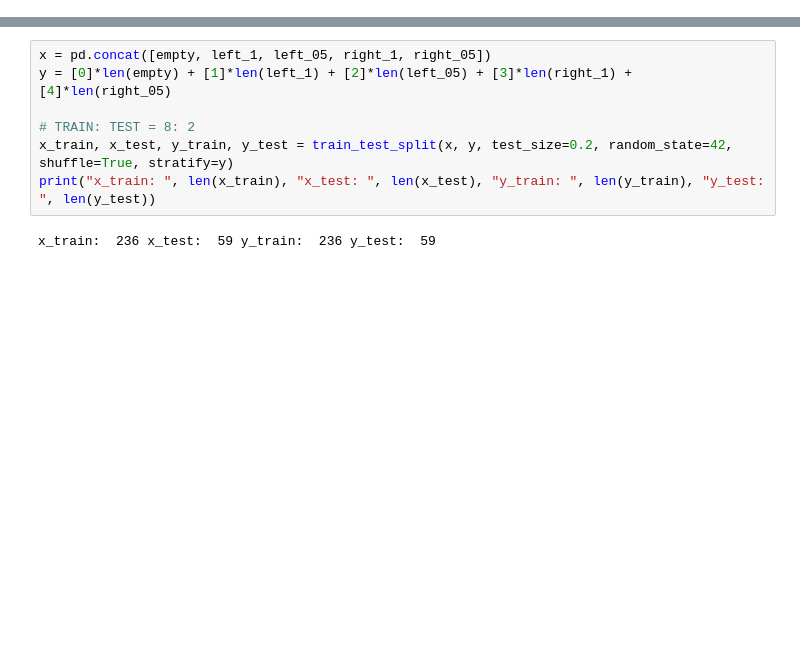
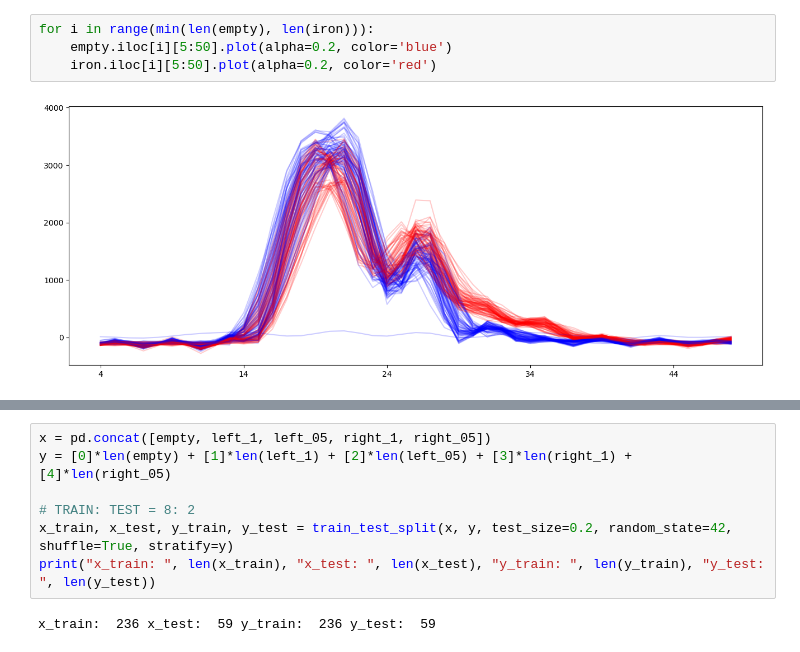
Before and after one commit to jkworldchampion/tag-less_tracking_with_uwb, a Jupyter notebook: realtime_data/realtime_cir_deep.ipynb, the cells around one changed output, grey strips where cells are left out. Cells and saved outputs as stored; diff of their text form; blank space fills up the shorter version.

```diff
--- a/realtime_data/realtime_cir_deep.ipynb
+++ b/realtime_data/realtime_cir_deep.ipynb
@@ -56,0 +52,6 @@ for i in range(len(right_05)):
+# %%
+for i in range(min(len(empty), len(iron))):
+    empty.iloc[i][5:50].plot(alpha=0.2, color='blue')
+    iron.iloc[i][5:50].plot(alpha=0.2, color='red')
+# %% [output]
+[figure, added]
```
Also changed, not shown: parts of 28 cells of this notebook.
